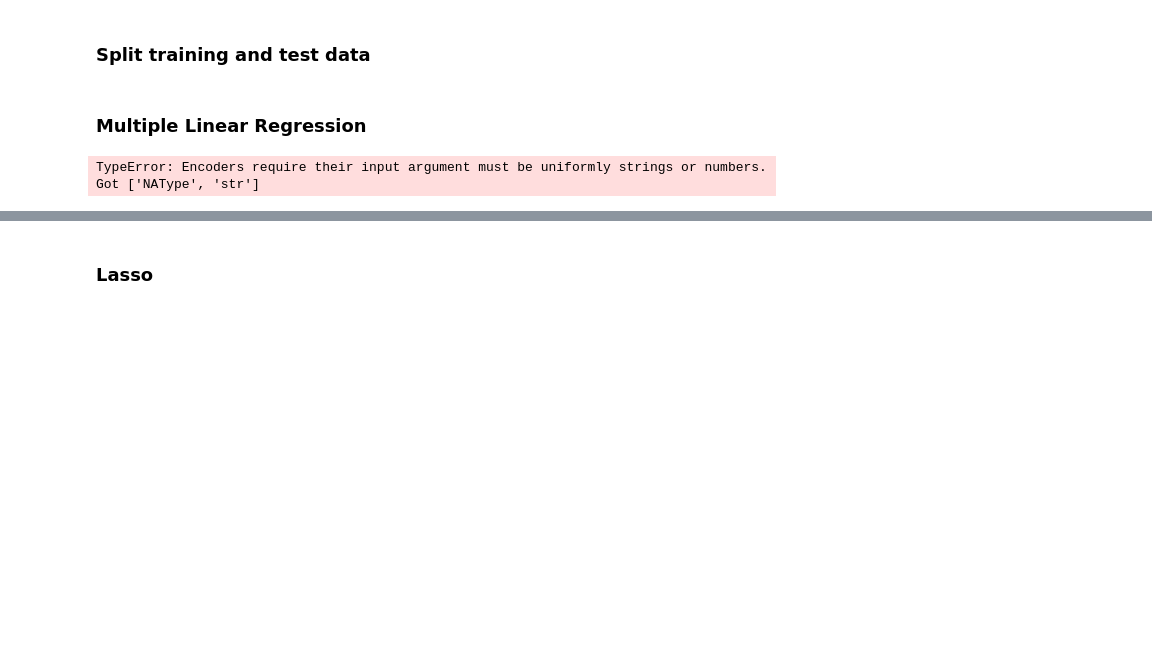
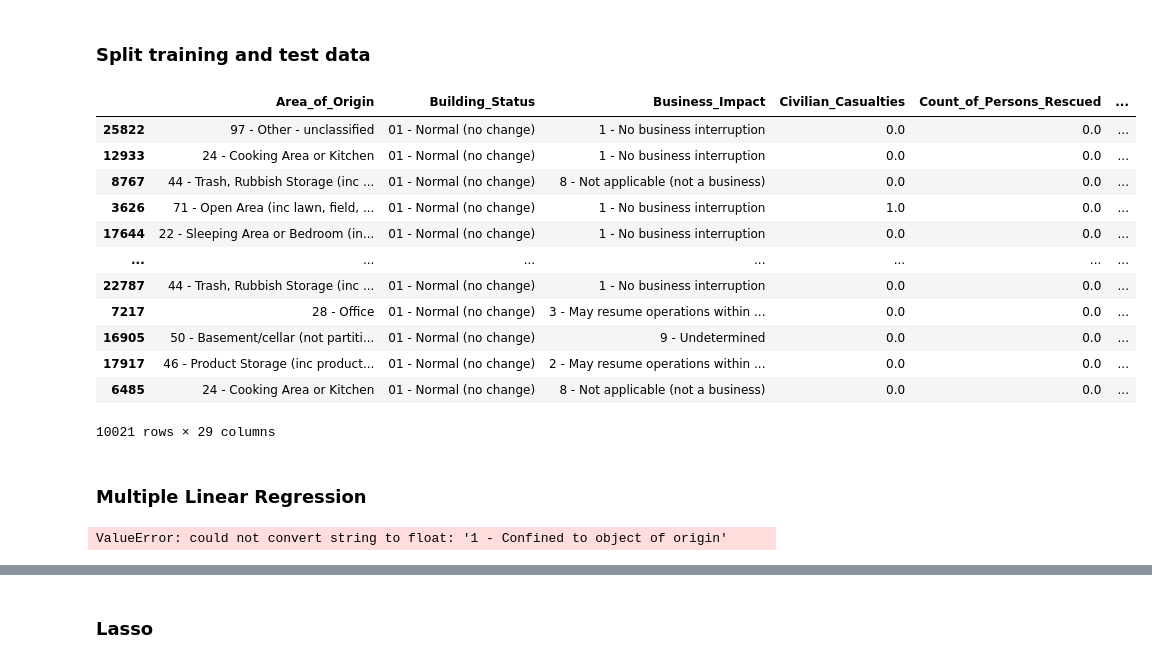
Before and after one commit to mauriliotbs/torontofireincidents, a Jupyter notebook: src/modeling/main.ipynb, the cells around one changed output, grey strips where cells are left out. Drawn from its saved outputs; the diff is of its cells as text; code cells hidden in the pictures; blank space fills up the shorter version.

Commit message:
implemented modelling without pipelines

```diff
--- a/src/modeling/main.ipynb
+++ b/src/modeling/main.ipynb
@@ -211,15 +192,33 @@ features = [col for col in all_columns if col != 'Estimated_Dollar_Loss']
 X, y = df[features], df['Estimated_Dollar_Loss']
 
 X_train, X_test, y_train, y_test = train_test_split(X, y, test_size=0.30, random_state=0)
+# %%
+X_train
+# %% [output]
+|  | Area_of_Origin | Building_Status | Business_Impact | Civilian_Casualties | Count_of_Persons_Rescued | ... |
+| 25822 | 97 - Other - unclassified | 01 - Normal (no change) | 1 - No business interruption | 0.0 | 0.0 | ... |
+| 12933 | 24 - Cooking Area or Kitchen | 01 - Normal (no change) | 1 - No business interruption | 0.0 | 0.0 | ... |
+| 8767 | 44 - Trash, Rubbish Storage (inc ... | 01 - Normal (no change) | 8 - Not applicable (not a business) | 0.0 | 0.0 | ... |
+| 3626 | 71 - Open Area (inc lawn, field, ... | 01 - Normal (no change) | 1 - No business interruption | 1.0 | 0.0 | ... |
+| 17644 | 22 - Sleeping Area or Bedroom (in... | 01 - Normal (no change) | 1 - No business interruption | 0.0 | 0.0 | ... |
+| ... | ... | ... | ... | ... | ... | ... |
+| 22787 | 44 - Trash, Rubbish Storage (inc ... | 01 - Normal (no change) | 1 - No business interruption | 0.0 | 0.0 | ... |
+| 7217 | 28 - Office | 01 - Normal (no change) | 3 - May resume operations within ... | 0.0 | 0.0 | ... |
+| 16905 | 50 - Basement/cellar (not partiti... | 01 - Normal (no change) | 9 - Undetermined | 0.0 | 0.0 | ... |
+| 17917 | 46 - Product Storage (inc product... | 01 - Normal (no change) | 2 - May resume operations within ... | 0.0 | 0.0 | ... |
+| 6485 | 24 - Cooking Area or Kitchen | 01 - Normal (no change) | 8 - Not applicable (not a business) | 0.0 | 0.0 | ... |
+10021 rows × 29 columns
 # %% [markdown]
 ### Multiple Linear Regression
 # %%
 from sklearn.metrics import mean_absolute_error, mean_squared_error, r2_score
 
 # Ordinal encoding encountering N/A -- must Fix
+lr = LinearRegression() # to do - settings hyperparameters
+pipeline.set_params(model=lr)
 
 # Fit pipeline on training data
 pipeline.fit(X_train, y_train)
 # %% [output]
-TypeError: Encoders require their input argument must be uniformly strings or numbers. Got ['NAType', 'str']
+ValueError: could not convert string to float: '1 - Confined to object of origin'
 # %%
```
Also changed, not shown: parts of 3 cells of this notebook, 4 other files.
